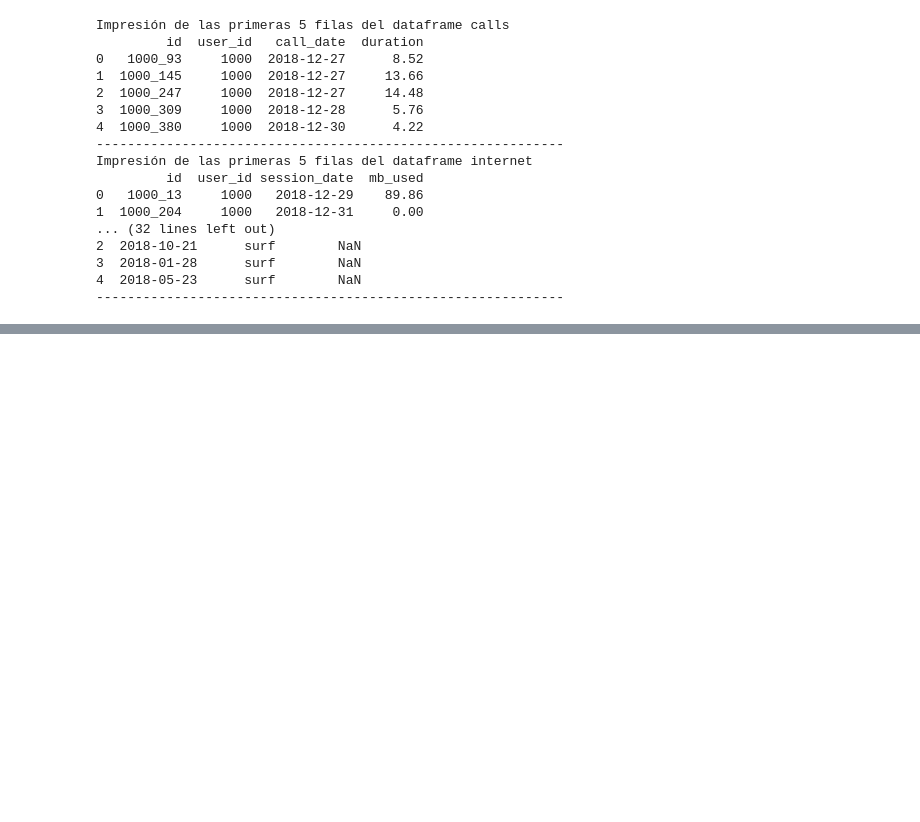
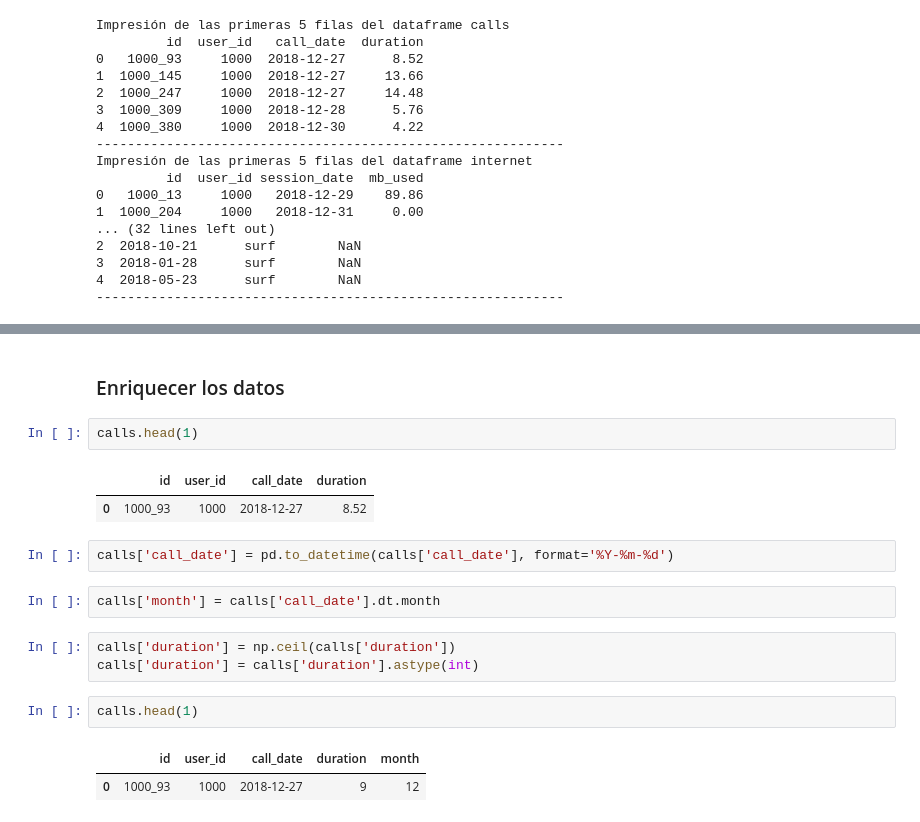
Before and after one commit to DiffelVIA/Sprint_5, a Jupyter notebook: sprint_5.ipynb, the cells around one changed output, grey strips where cells are left out. Saved outputs shown, nothing was run; the diff lists cells and outputs as text; blank space fills up the shorter version.

```diff
--- a/sprint_5.ipynb
+++ b/sprint_5.ipynb
@@ -91,0 +238,19 @@ Impresión de las primeras 5 filas del dataframe internet
+# %% [markdown]
+### Enriquecer los datos
+# %%
+calls.head(1)
+# %% [output]
+|  | id | user_id | call_date | duration |
+| 0 | 1000_93 | 1000 | 2018-12-27 | 8.52 |
+# %%
+calls['call_date'] = pd.to_datetime(calls['call_date'], format='%Y-%m-%d')
+# %%
+calls['month'] = calls['call_date'].dt.month
+# %%
+calls['duration'] = np.ceil(calls['duration'])
+calls['duration'] = calls['duration'].astype(int)
+# %%
+calls.head(1)
+# %% [output]
+|  | id | user_id | call_date | duration | month |
+| 0 | 1000_93 | 1000 | 2018-12-27 | 9 | 12 |
```
Also changed, not shown: parts of 53 cells of this notebook.
